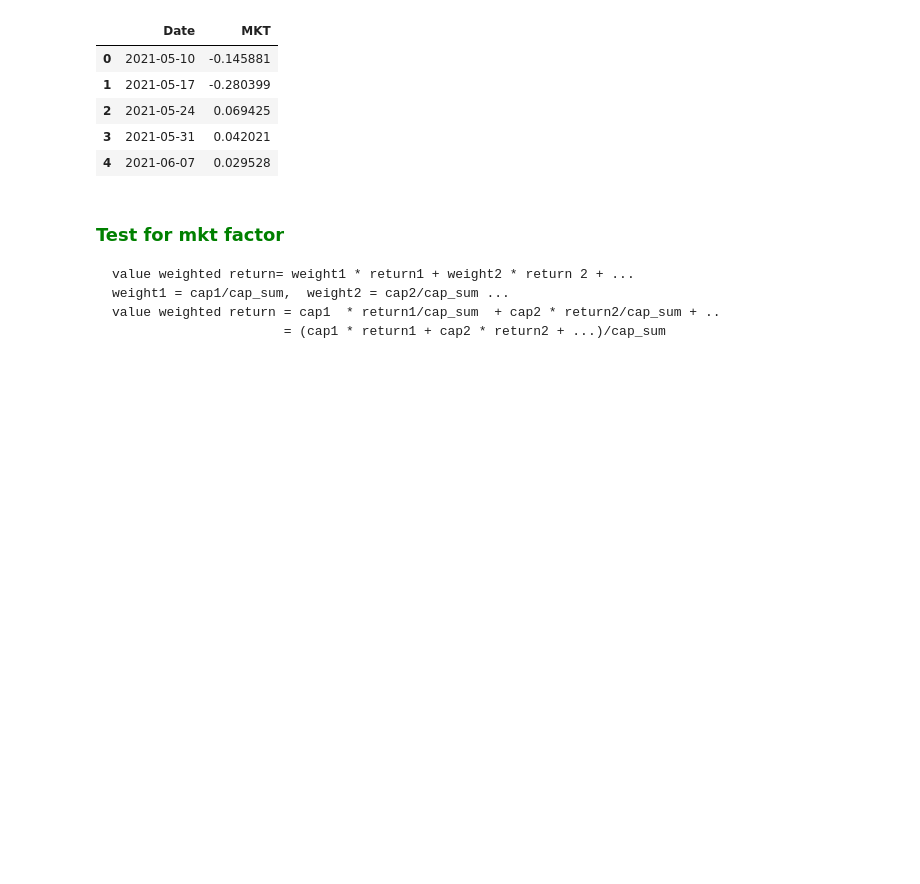
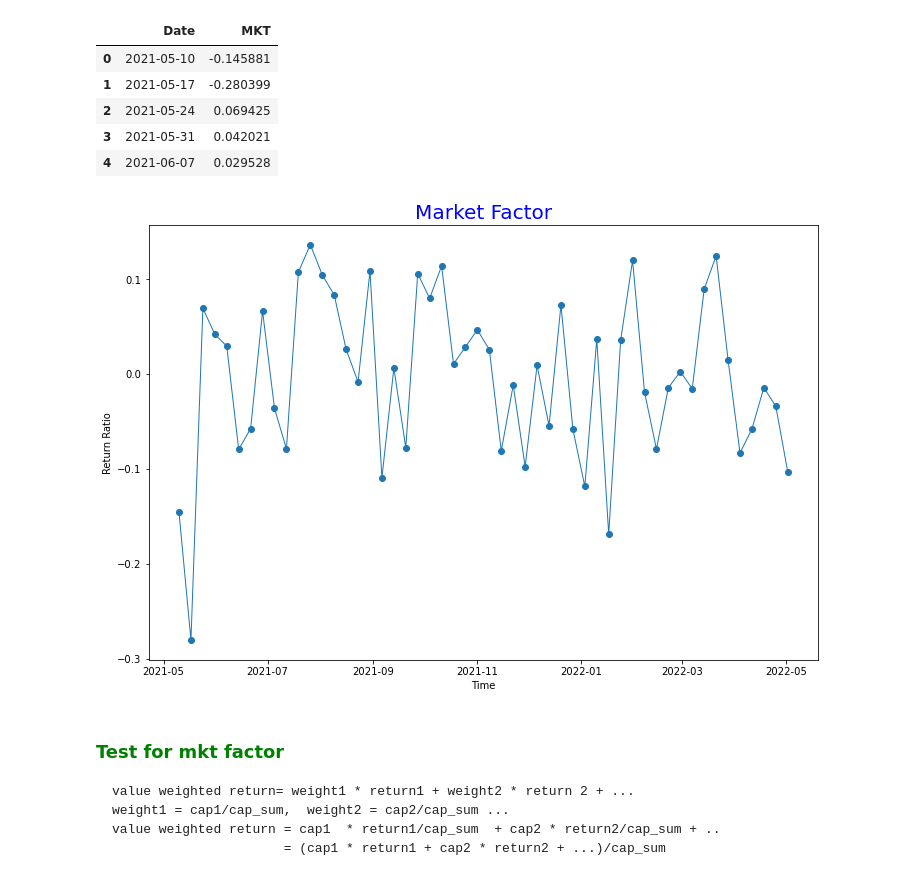
Before and after one commit to PracticumCrypto/C5-Analyzer, a Jupyter notebook: ALL.ipynb, the cells around one changed output. Cells and saved outputs as stored; diff of their text form; code cells hidden in the pictures; blank space fills up the shorter version.

```diff
--- a/ALL.ipynb
+++ b/ALL.ipynb
@@ -300,6 +335,21 @@ MKT_f.head()
 | 2 | 2021-05-24 | 0.069425 |
 | 3 | 2021-05-31 | 0.042021 |
 | 4 | 2021-06-07 | 0.029528 |
+# %%
+from matplotlib.pyplot import figure
+import matplotlib.pyplot as plt
+%matplotlib inline
+
+plt.figure(figsize=(12,8))
+
+plt.plot(MKT_f.Date, MKT_f.MKT, marker='o', linewidth=1)
+
+plt.title("Market Factor", loc='center', fontsize=20, fontweight=0, color='blue')
+plt.xlabel("Time")
+plt.ylabel("Return Ratio")
+plt.show()
+# %% [output]
+[figure, added]
 # %% [markdown]
 ### <font color='green'> Test for mkt factor
     value weighted return= weight1 * return1 + weight2 * return 2 + ...
```
Also changed, not shown: parts of 27 cells of this notebook.
